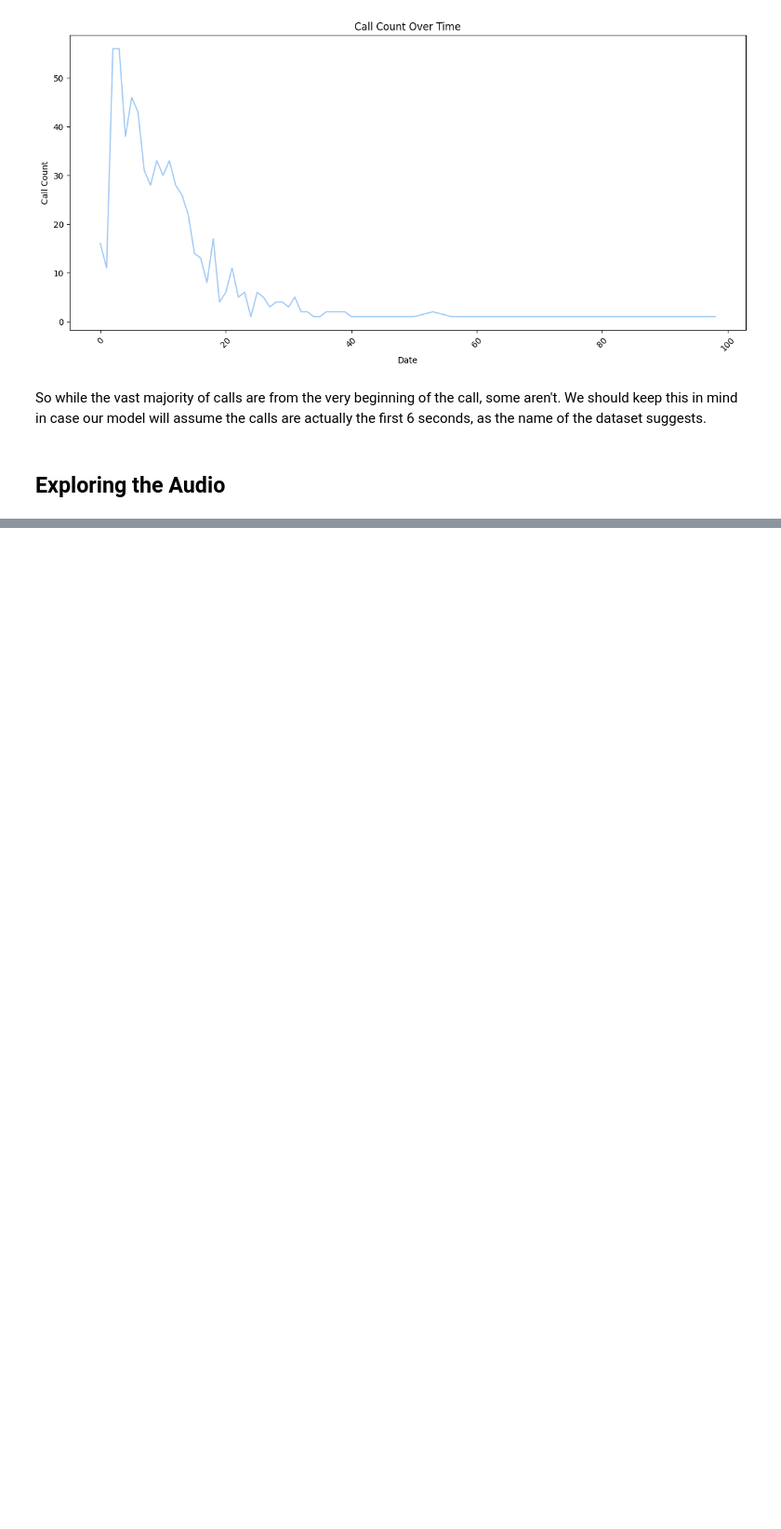
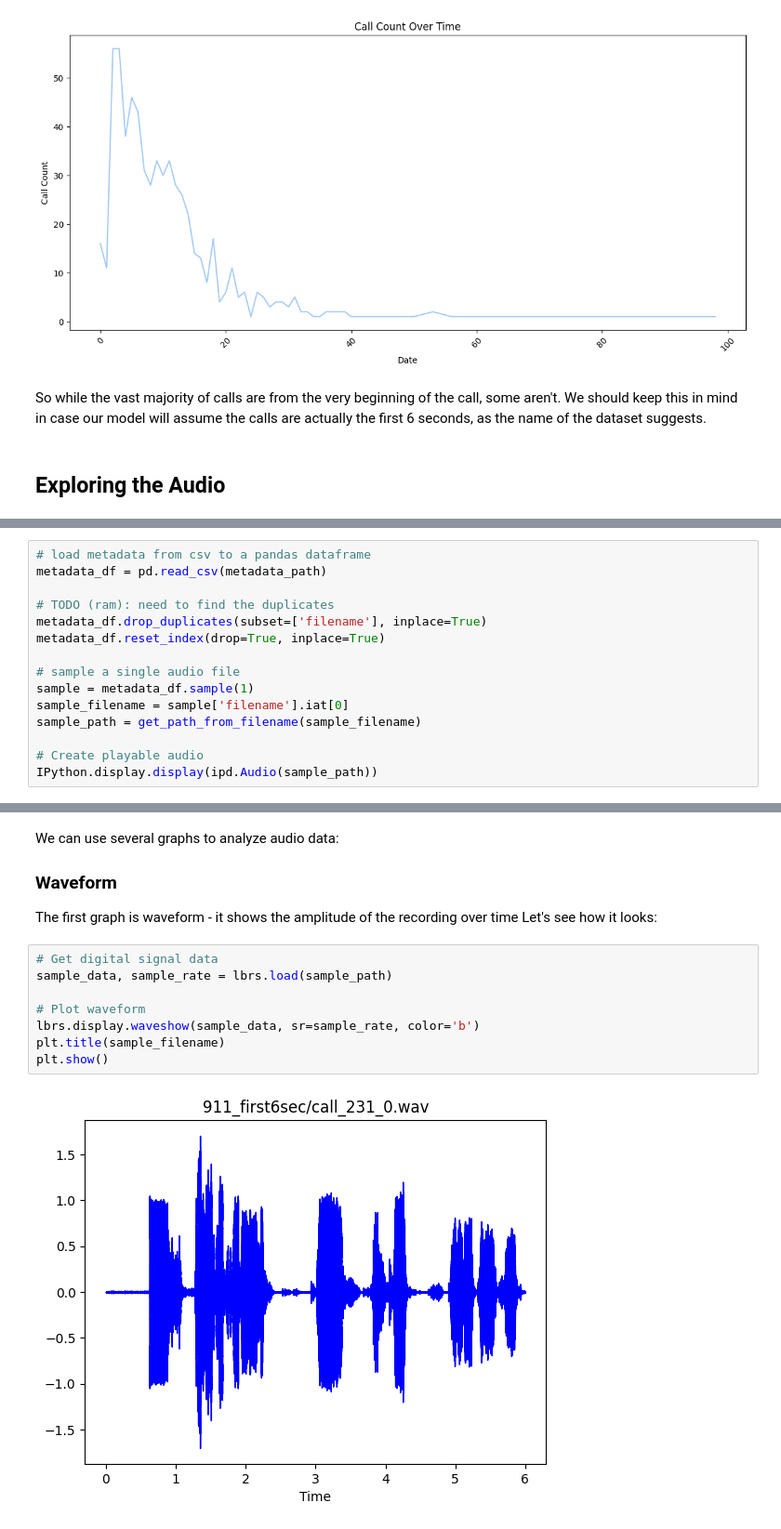
Before and after one commit to ramwtz/data-science-project, a Jupyter notebook: csv_eda.ipynb, the cells around one changed output, grey strips where cells are left out. Shown at 93% size. Cells and saved outputs as stored; diff of their text form; blank space fills up the shorter version.

Commit message:
merged with audio eda

```diff
--- a/csv_eda.ipynb
+++ b/csv_eda.ipynb
@@ -389,0 +448,15 @@ TypeError: 'numpy.ndarray' object is not callable
+# %%
+# load metadata from csv to a pandas dataframe
+metadata_df = pd.read_csv(metadata_path)
+
+# TODO (ram): need to find the duplicates
+metadata_df.drop_duplicates(subset=['filename'], inplace=True)
+metadata_df.reset_index(drop=True, inplace=True)
+
+# sample a single audio file
+sample = metadata_df.sample(1)
+sample_filename = sample['filename'].iat[0]
+sample_path = get_path_from_filename(sample_filename)
+
+# Create playable audio
+IPython.display.display(ipd.Audio(sample_path))
@@ -389,0 +465,15 @@ TypeError: 'numpy.ndarray' object is not callable
+# %% [markdown]
+We can use several graphs to analyze audio data:
+### Waveform
+The first graph is waveform - it shows the amplitude of the recording over time
+Let's see how it looks:
+# %%
+# Get digital signal data
+sample_data, sample_rate = lbrs.load(sample_path)
+
+# Plot waveform
+lbrs.display.waveshow(sample_data, sr=sample_rate, color='b')
+plt.title(sample_filename)
+plt.show()
+# %% [output]
+[figure, added]
```
Also changed, not shown: parts of 26 cells of this notebook, 1 other file.
